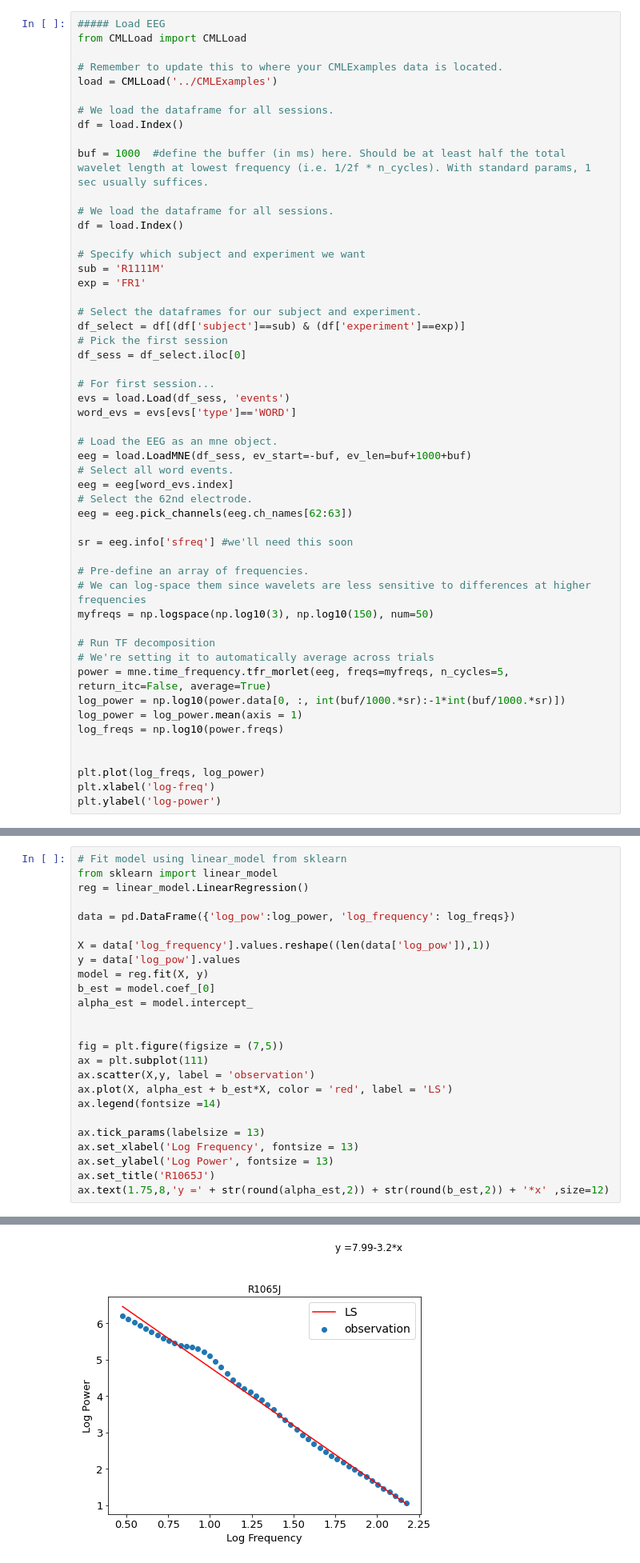
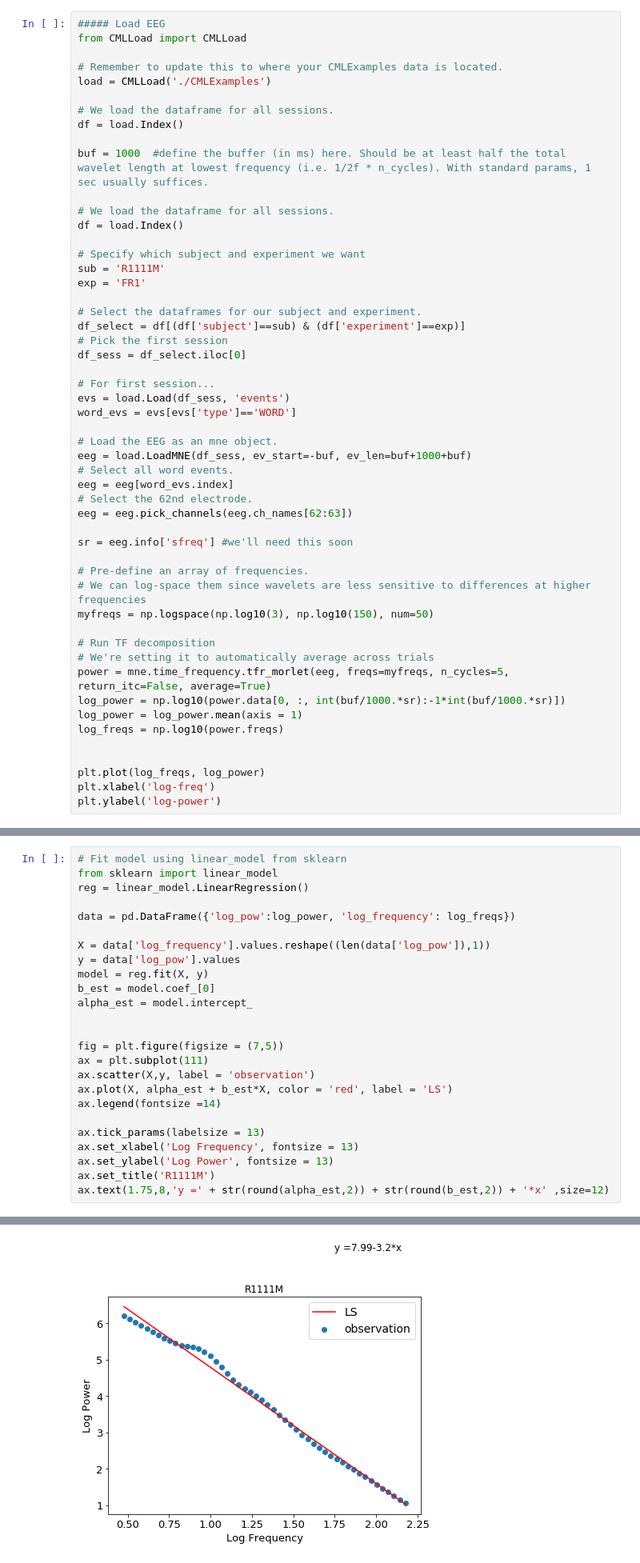
Before and after one commit to pennmem/CMLWorkshop, a Jupyter notebook: Session_5_Regression_Machine_Learning.ipynb, the cells around one changed output, grey strips where cells are left out. Shown: that part at 80% size. Drawn from its saved outputs; the diff is of its cells as text.

```diff
--- a/Session_5_Regression_Machine_Learning.ipynb
+++ b/Session_5_Regression_Machine_Learning.ipynb
@@ -100,7 +100,7 @@ $ \log p = b - \alpha \log f $
 from CMLLoad import CMLLoad
 
 # Remember to update this to where your CMLExamples data is located.
-load = CMLLoad('../CMLExamples')
+load = CMLLoad('./CMLExamples')
 
 # We load the dataframe for all sessions.
 df = load.Index()
@@ -158,31 +158,31 @@ Text(0, 0.5, 'log-power')
 # %%
 # Fit model using linear_model from sklearn
 from sklearn import linear_model
 reg = linear_model.LinearRegression()
 
 data = pd.DataFrame({'log_pow':log_power, 'log_frequency': log_freqs})
 
 X = data['log_frequency'].values.reshape((len(data['log_pow']),1))
 y = data['log_pow'].values
 model = reg.fit(X, y)
 b_est = model.coef_[0]
 alpha_est = model.intercept_
 
 
 fig = plt.figure(figsize = (7,5))
 ax = plt.subplot(111)
 ax.scatter(X,y, label = 'observation')
 ax.plot(X, alpha_est + b_est*X, color = 'red', label = 'LS')
 ax.legend(fontsize =14)
 
 ax.tick_params(labelsize = 13)
 ax.set_xlabel('Log Frequency', fontsize = 13)
 ax.set_ylabel('Log Power', fontsize = 13)
-ax.set_title('R1065J')
+ax.set_title('R1111M')
 ax.text(1.75,8,'y =' + str(round(alpha_est,2)) + str(round(b_est,2)) + '*x' ,size=12)
 # %% [output]
 Text(1.75, 8, 'y =7.99-3.2*x')
-[figure, old version]
+[figure, new version]
 # %%
 # Fit using statsmodels
 from statsmodels.formula.api import ols
```
Also changed, not shown: parts of 6 cells of this notebook.
